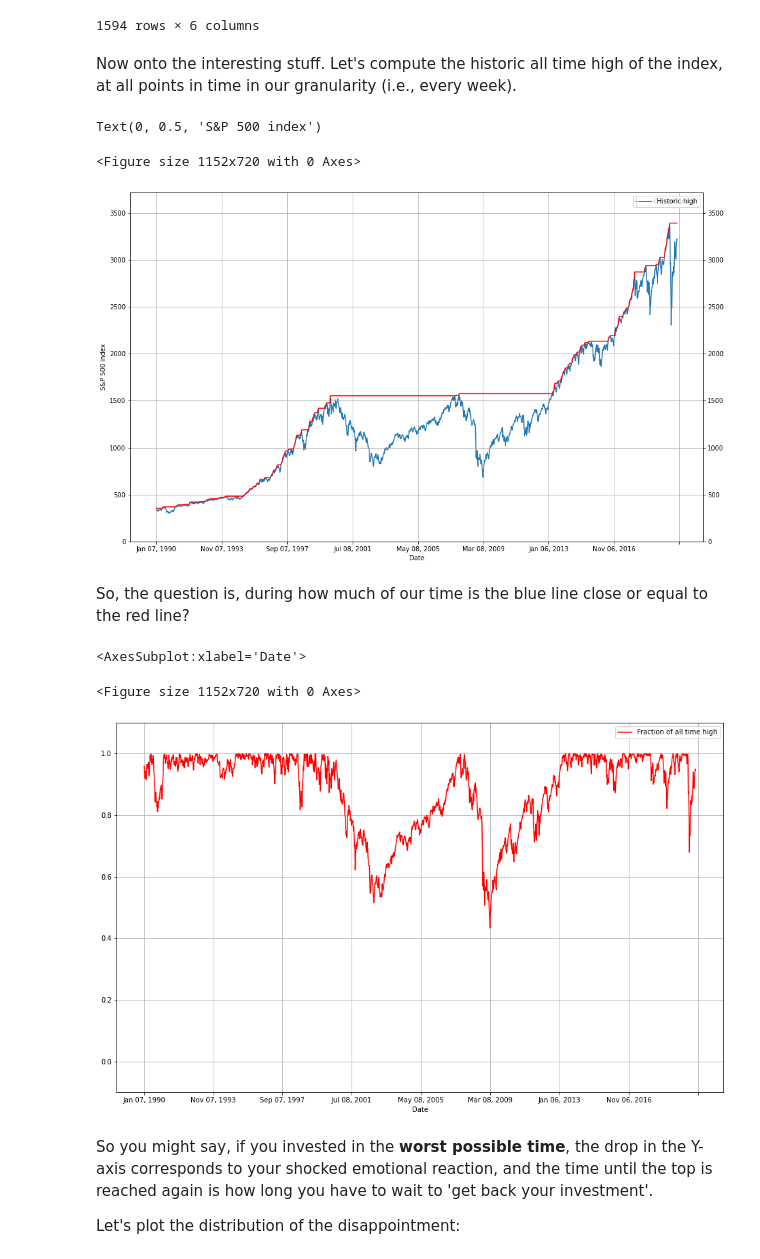
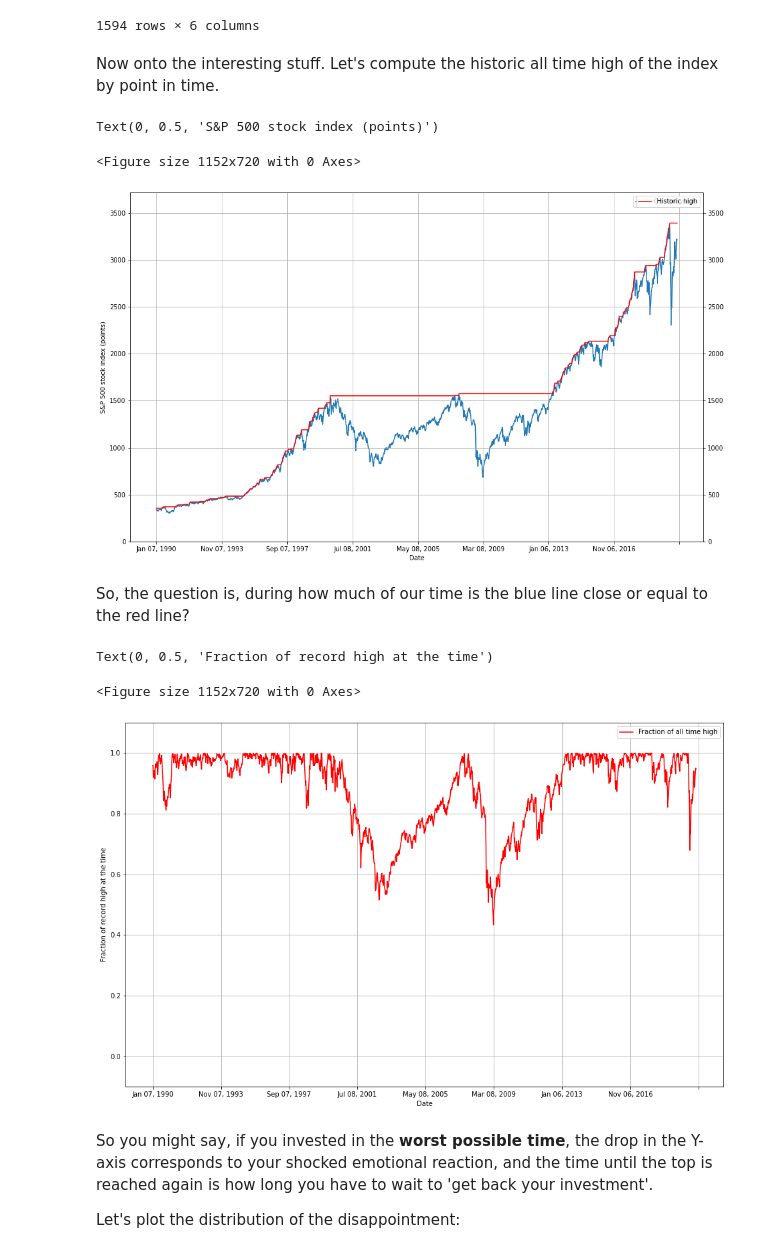
Before and after one commit to Posedge/stock-markets-all-time-high, a Jupyter notebook: stock-markets-all-time-high.ipynb, the cells around one changed output. Drawn from its saved outputs; the diff is of its cells as text; code cells hidden in the pictures.

```diff
--- a/stock-markets-all-time-high.ipynb
+++ b/stock-markets-all-time-high.ipynb
@@ -13,8 +13,9 @@ I grabbed historical data for the last 30 years (since 1990-01-01).
 
 Let's get to it...
 # %%
+filename = 'S&P 500 Historical Data.csv'
 dtypes = {'Price': 'float', 'Open': 'float', 'High': 'float', 'Low': 'float'}
-raw = pd.read_csv('s-and-p-500-historical-data-weekly.csv', index_col='Date', dtype=dtypes, thousands=',')
+raw = pd.read_csv(filename, index_col='Date', dtype=dtypes, thousands=',')
 raw = raw.iloc[::-1,]
 
 raw
@@ -40,7 +41,7 @@ raw
 # ax = raw.plot(y='Price', ylim=(0, None), grid=True)
 # ax.set_ylabel('S&P 500 index')
 # %% [markdown]
-Now onto the interesting stuff. Let's compute the historic all time high of the index, at all points in time in our granularity (i.e., every week).
+Now onto the interesting stuff. Let's compute the historic all time high of the index by point in time.
 # %%
 raw['ATH'] = raw['High'].cummax()
 
@@ -50,22 +51,23 @@ y_max = raw['Price'].max() * 1.1
 ax = raw.plot(y='Price', ylim=(0, y_max), grid=True, label='Current value')
 overlay = ax.twinx()
 raw.plot(y='ATH', ylim=(0, y_max), grid=True, ax=overlay, color='r', label='Historic high', mark_right=True)
-ax.set_ylabel('S&P 500 index')
+ax.set_ylabel(f'S&P 500 stock index (points)')  # Annotate your axis, people
 # %% [output]
-Text(0, 0.5, 'S&P 500 index')
+Text(0, 0.5, 'S&P 500 stock index (points)')
 <Figure size 1152x720 with 0 Axes>
-[figure, old version]
+[figure, new version]
 # %% [markdown]
 So, the question is, during how much of our time is the blue line close or equal to the red line?
 # %%
 raw['ATH Fraction'] = raw['Price']/raw['ATH']
 
 plt.figure()
-raw.plot(y='ATH Fraction', ylim=(-.1, 1.1), grid=True, color='r', label='Fraction of all time high')
+ax = raw.plot(y='ATH Fraction', ylim=(-.1, 1.1), grid=True, color='r', label='Fraction of all time high')
+ax.set_ylabel('Fraction of record high at the time')
 # %% [output]
-<AxesSubplot:xlabel='Date'>
+Text(0, 0.5, 'Fraction of record high at the time')
 <Figure size 1152x720 with 0 Axes>
-[figure, old version]
+[figure, new version]
 # %% [markdown]
 So you might say, if you invested in the **worst possible time**, the drop in the Y-axis corresponds to your shocked emotional reaction, and the time until the top is reached again is how long you have to wait to 'get back your investment'.
 
```
Also changed, not shown: parts of 5 cells of this notebook.
